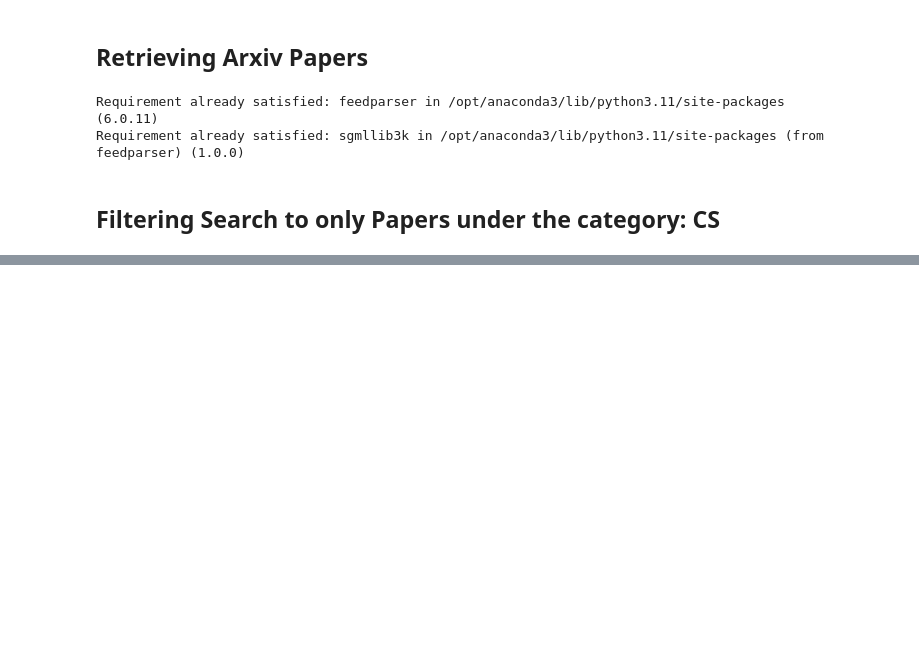
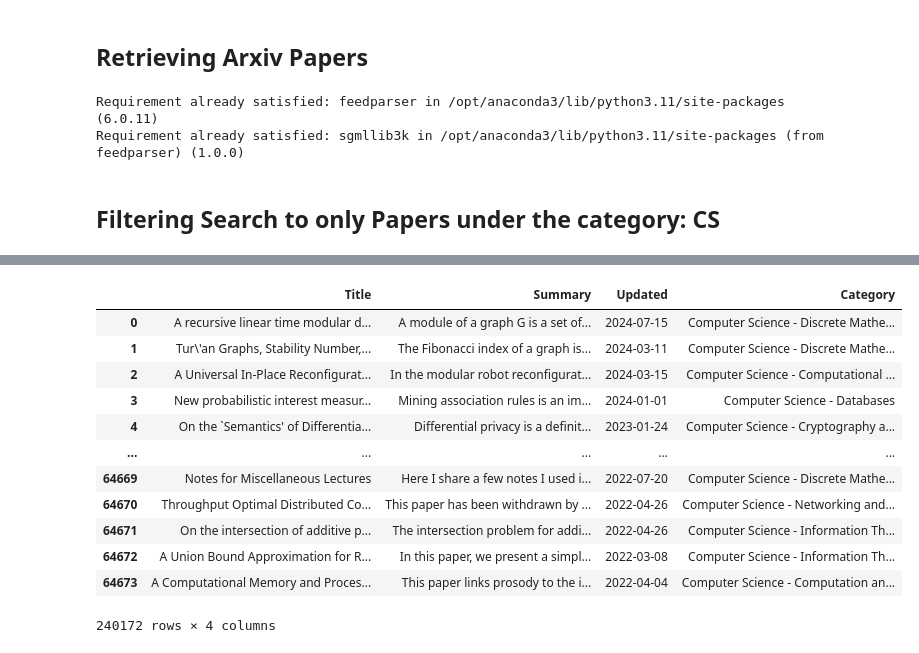
Before and after one commit to wbcmthh42/plp_practice_proj, a Jupyter notebook: arxiv/retrieve_papers.ipynb, the cells around one changed output, grey strips where cells are left out. Saved outputs shown, nothing was run; the diff lists cells and outputs as text; code cells hidden in the pictures; blank space fills up the shorter version.

```diff
--- a/arxiv/retrieve_papers.ipynb
+++ b/arxiv/retrieve_papers.ipynb
@@ -185,0 +291,34 @@ filtered_df.to_csv('arxiv_cs_papers_2023_2024_clean', index=False)
+# %%
+import pandas as pd
+
+# Define the paths for the CSV files
+path_2023_2024 = '/Users/bryansoh/Documents/NUS/PLP/Group Project/plp_practice_proj-1/arxiv/datasets/arxiv_cs_papers_2023_2024_clean.csv'
+path_2022 = '/Users/bryansoh/Documents/NUS/PLP/Group Project/plp_practice_proj-1/arxiv/arxiv_cs_papers_2022_clean.csv'
+
+# Load the first CSV file
+df1 = pd.read_csv(path_2023_2024)
+
+# Load the second CSV file
+df2 = pd.read_csv(path_2022)
+
+# Combine the two DataFrames
+combined_df = pd.concat([df1, df2])
+
+# Save the combined DataFrame to a new CSV file
+combined_df.to_csv('arxiv_cs_papers_2022_2024_clean.csv', index=False)
+# %%
+display(combined_df)
+# %% [output]
+|  | Title | Summary | Updated | Category |
+| 0 | A recursive linear time modular d... | A module of a graph G is a set of... | 2024-07-15 | Computer Science - Discrete Mathe... |
+| 1 | Tur\'an Graphs, Stability Number,... | The Fibonacci index of a graph is... | 2024-03-11 | Computer Science - Discrete Mathe... |
+| 2 | A Universal In-Place Reconfigurat... | In the modular robot reconfigurat... | 2024-03-15 | Computer Science - Computational ... |
+| 3 | New probabilistic interest measur... | Mining association rules is an im... | 2024-01-01 | Computer Science - Databases |
+| 4 | On the `Semantics' of Differentia... | Differential privacy is a definit... | 2023-01-24 | Computer Science - Cryptography a... |
+| ... | ... | ... | ... | ... |
+| 64669 | Notes for Miscellaneous Lectures | Here I share a few notes I used i... | 2022-07-20 | Computer Science - Discrete Mathe... |
+| 64670 | Throughput Optimal Distributed Co... | This paper has been withdrawn by ... | 2022-04-26 | Computer Science - Networking and... |
+| 64671 | On the intersection of additive p... | The intersection problem for addi... | 2022-04-26 | Computer Science - Information Th... |
+| 64672 | A Union Bound Approximation for R... | In this paper, we present a simpl... | 2022-03-08 | Computer Science - Information Th... |
+| 64673 | A Computational Memory and Proces... | This paper links prosody to the i... | 2022-04-04 | Computer Science - Computation an... |
+240172 rows × 4 columns
```
Also changed, not shown: parts of 9 cells of this notebook, 3 other files.
